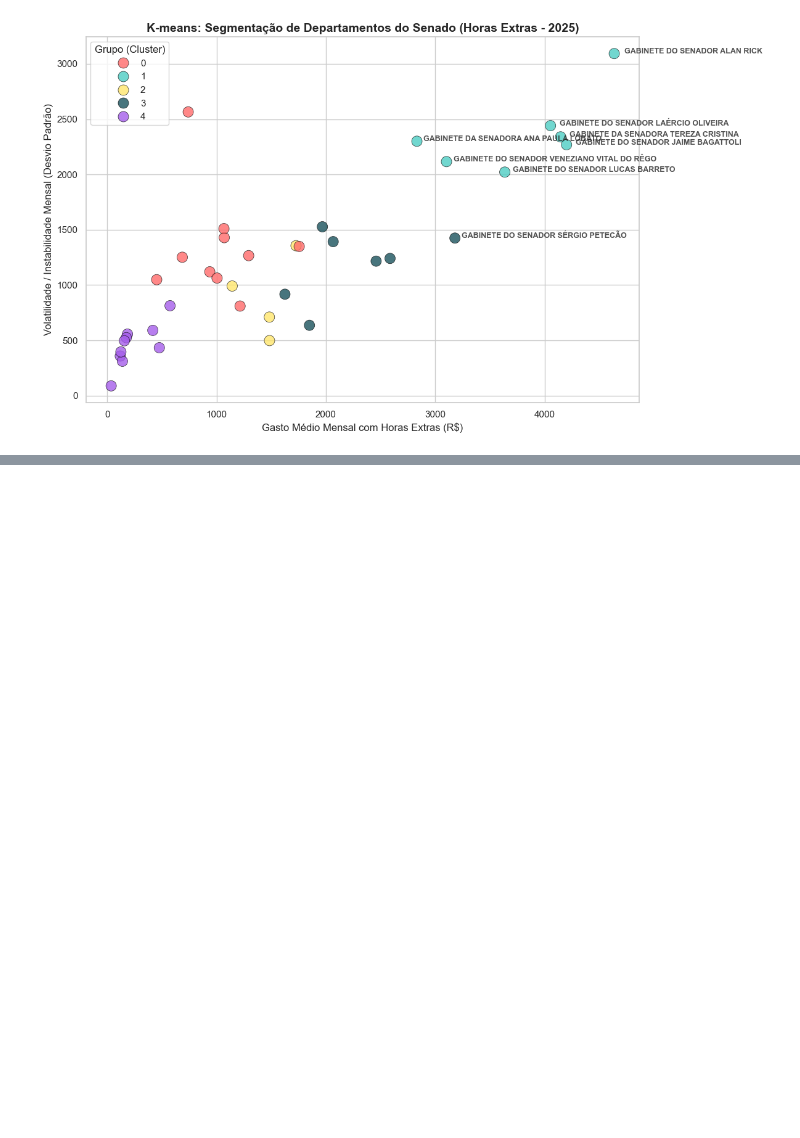
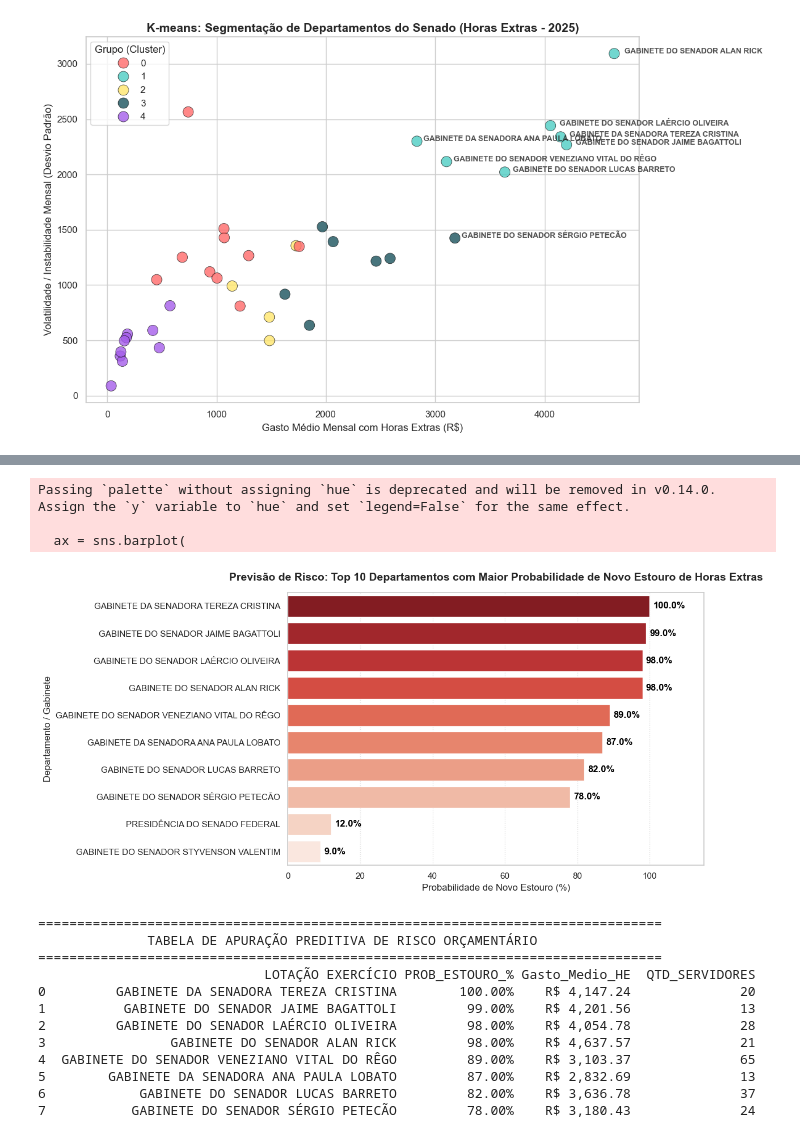
Before and after one commit to Gabriel-nascimento31/Projeto-de-Mineracao-de-Dados, a Jupyter notebook: teste_gabriel.ipynb, the cells around one changed output, grey strips where cells are left out. Cells and saved outputs as stored; diff of their text form; code cells hidden in the pictures; blank space fills up the shorter version.

```diff
--- a/teste_gabriel.ipynb
+++ b/teste_gabriel.ipynb
@@ -244,0 +436,74 @@ relatorio_final.head(30)
+# %%
+
+# 1. Definição do Alvo (Gasto acima do percentil 80 é considerado estouro/alto risco)
+limite_critico = df_analise['Gasto_Medio_HE'].quantile(0.80)
+df_analise['ALTO_RISCO'] = (df_analise['Gasto_Medio_HE'] > limite_critico).astype(int)
+
+# 2. Atributos Preditores
+features = ['Gasto_Medio_HE', 'Volatilidade_HE', 'Percentual_HE_Na_Folha', 'QTD_SERVIDORES', 'HE_Por_Servidor']
+X = df_analise[features]
+y = df_analise['ALTO_RISCO']
+
+# 3. Treinar o modelo com a base completa para mapear o cenário atual do Senado
+modelo_risco = RandomForestClassifier(n_estimators=100, random_state=42)
+modelo_risco.fit(X, y)
+
+# 4. Predizer a probabilidade real de cada departamento ter um NOVO ESTOURO
+# O predict_proba retorna a chance de ser 0 e a chance de ser 1. Pegamos a chance de ser 1 (índice 1)
+df_analise['PROB_ESTOURO_%'] = modelo_risco.predict_proba(X)[:, 1] * 100
+
+# 5. Criar o Ranking dos Departamentos mais perigosos para o orçamento futuro
+ranking_estouro = df_analise[['LOTAÇÃO EXERCÍCIO', 'PROB_ESTOURO_%', 'Gasto_Medio_HE', 'QTD_SERVIDORES']].sort_values(by='PROB_ESTOURO_%', ascending=False)
+
+# ========================================================
+# NOVO GRÁFICO: OS 10 DEPARTAMENTOS COM MAIOR RISCO DE ESTOURO
+# ========================================================
+plt.figure(figsize=(12, 6))
+top_10_risco = ranking_estouro.head(10)
+
+# Criando o gráfico de barras
+ax = sns.barplot(
+    x='PROB_ESTOURO_%',
+    y='LOTAÇÃO EXERCÍCIO',
+    data=top_10_risco,
+    palette=sns.color_palette("Reds_r", n_colors=10)
+)
+
+# Adicionando os valores das probabilidades na ponta das barras
+for i, v in enumerate(top_10_risco['PROB_ESTOURO_%']):
+    ax.text(v + 1, i, f"{v:.1f}%", va='center', fontweight='bold', color='black')
+
+plt.title('Previsão de Risco: Top 10 Departamentos com Maior Probabilidade de Novo Estouro de Horas Extras', fontsize=14, fontweight='bold', pad=15)
+plt.xlabel('Probabilidade de Novo Estouro (%)', fontsize=12)
+plt.ylabel('Departamento / Gabinete', fontsize=12)
+plt.xlim(0, 115)
+plt.grid(axis='x', linestyle=':', alpha=0.6)
+plt.tight_layout()
+plt.show()
+
+# ========================================================
+# EXIBIÇÃO DA TABELA DE APURAÇÃO DE RISCO
+# ========================================================
+print("\n" + "="*80)
+print("              TABELA DE APURAÇÃO PREDITIVA DE RISCO ORÇAMENTÁRIO")
+print("="*80)
+# Mostra os setores com mais de 70% de chance de estouro
+setores_criticos = ranking_estouro[ranking_estouro['PROB_ESTOURO_%'] > 70].reset_index(drop=True)
+print(setores_criticos.to_string(formatters={'PROB_ESTOURO_%': '{:.2f}%'.format, 'Gasto_Medio_HE': 'R$ {:,.2f}'.format}))
+# %% [output]
+Passing `palette` without assigning `hue` is deprecated and will be removed in v0.14.0. Assign the `y` variable to `hue` and set `legend=False` for the same effect.
+
+  ax = sns.barplot(
+[figure, added]
+================================================================================
+              TABELA DE APURAÇÃO PREDITIVA DE RISCO ORÇAMENTÁRIO
+================================================================================
+                             LOTAÇÃO EXERCÍCIO PROB_ESTOURO_% Gasto_Medio_HE  QTD_SERVIDORES
+0         GABINETE DA SENADORA TEREZA CRISTINA        100.00%    R$ 4,147.24              20
+1          GABINETE DO SENADOR JAIME BAGATTOLI         99.00%    R$ 4,201.56              13
+2         GABINETE DO SENADOR LAÉRCIO OLIVEIRA         98.00%    R$ 4,054.78              28
+3                GABINETE DO SENADOR ALAN RICK         98.00%    R$ 4,637.57              21
+4  GABINETE DO SENADOR VENEZIANO VITAL DO RÊGO         89.00%    R$ 3,103.37              65
+5        GABINETE DA SENADORA ANA PAULA LOBATO         87.00%    R$ 2,832.69              13
+6            GABINETE DO SENADOR LUCAS BARRETO         82.00%    R$ 3,636.78              37
+7           GABINETE DO SENADOR SÉRGIO PETECÃO         78.00%    R$ 3,180.43              24
```
Also changed, not shown: parts of 11 cells of this notebook, 2 other files.
